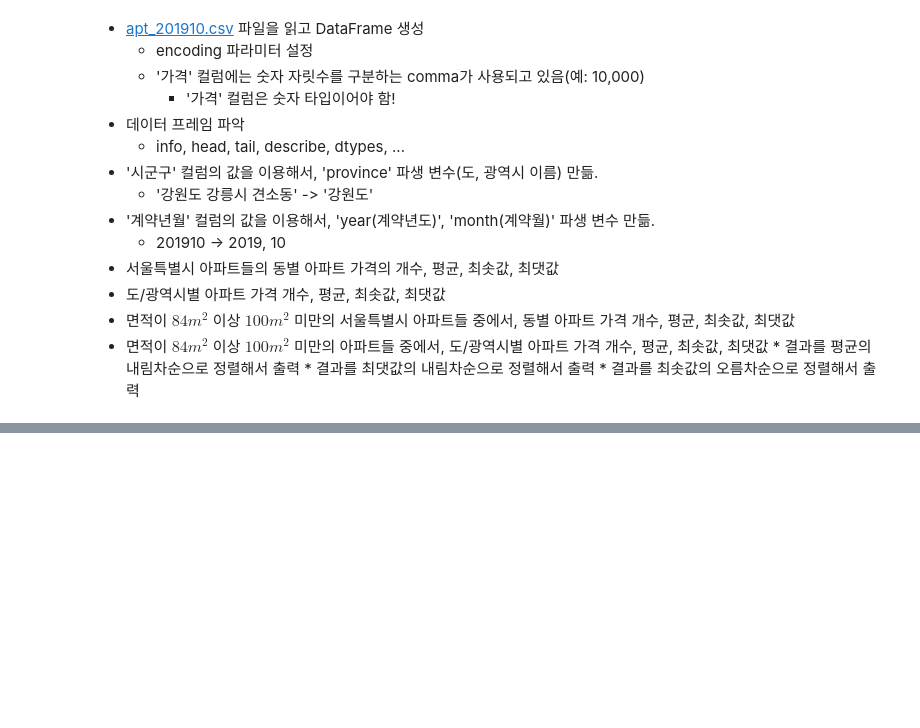
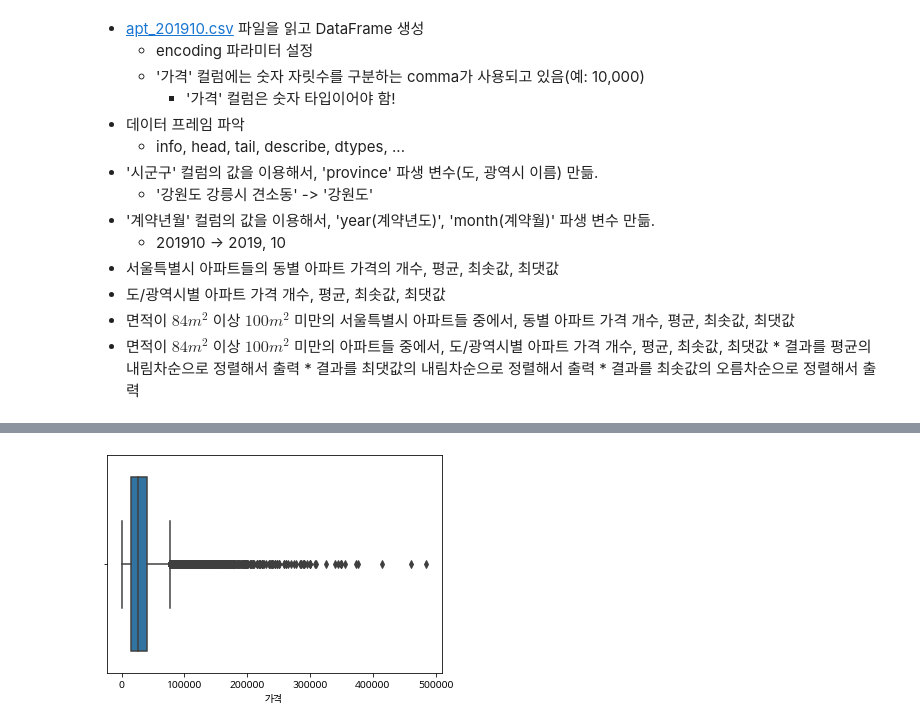
Before and after one commit to JakeOh/202208_itw_java134_lab_python, a Jupyter notebook: py26_apt.ipynb, the cells around one changed output, grey strips where cells are left out. Cells and saved outputs as stored; diff of their text form; code cells hidden in the pictures; blank space fills up the shorter version.

```diff
--- a/py26_apt.ipynb
+++ b/py26_apt.ipynb
@@ -25,0 +161,6 @@
+# %%
+# 가격 시각화
+sns.boxplot(x='가격', data=apt)
+plt.show()
+# %% [output]
+[figure, added]
```
Also changed, not shown: parts of 86 cells of this notebook.
